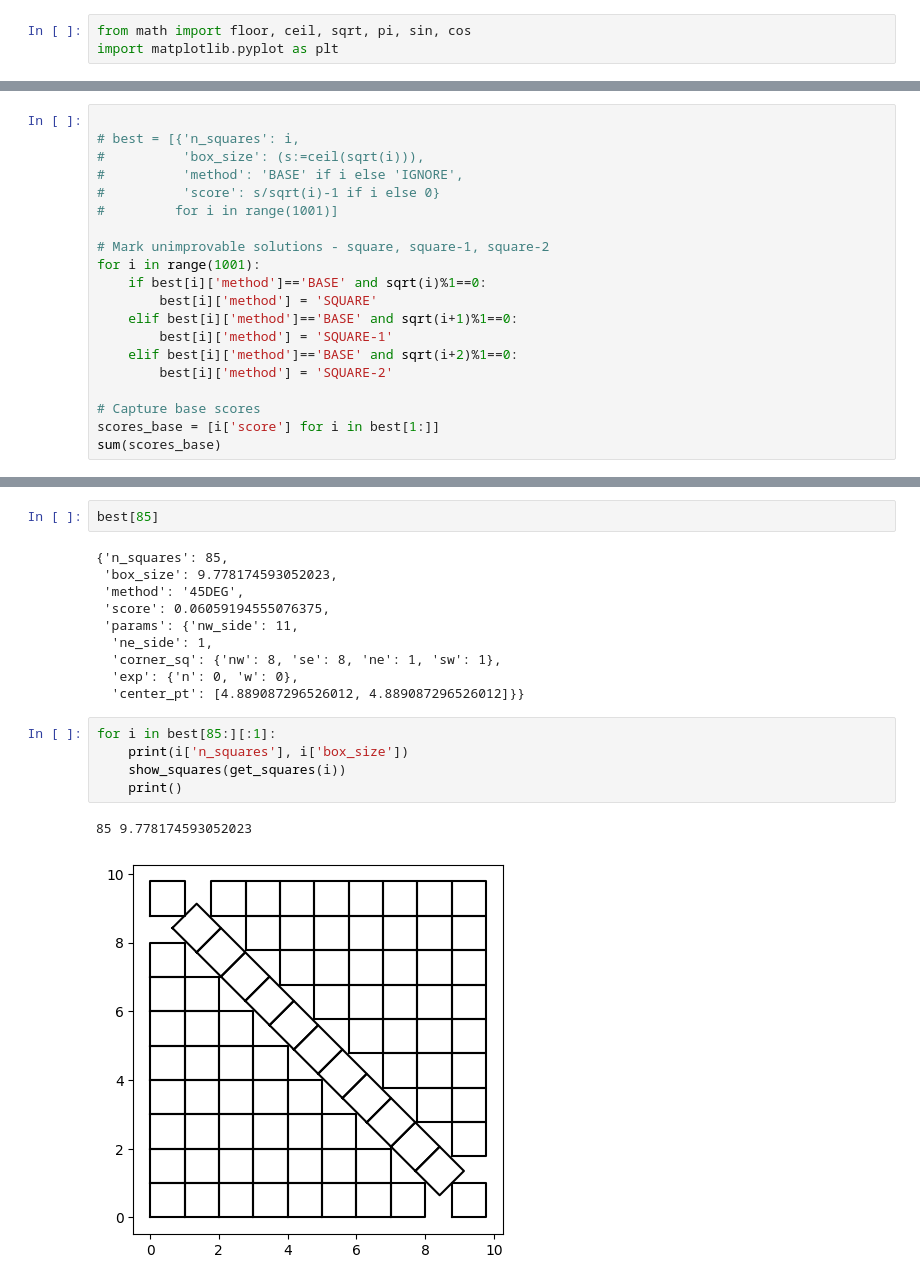
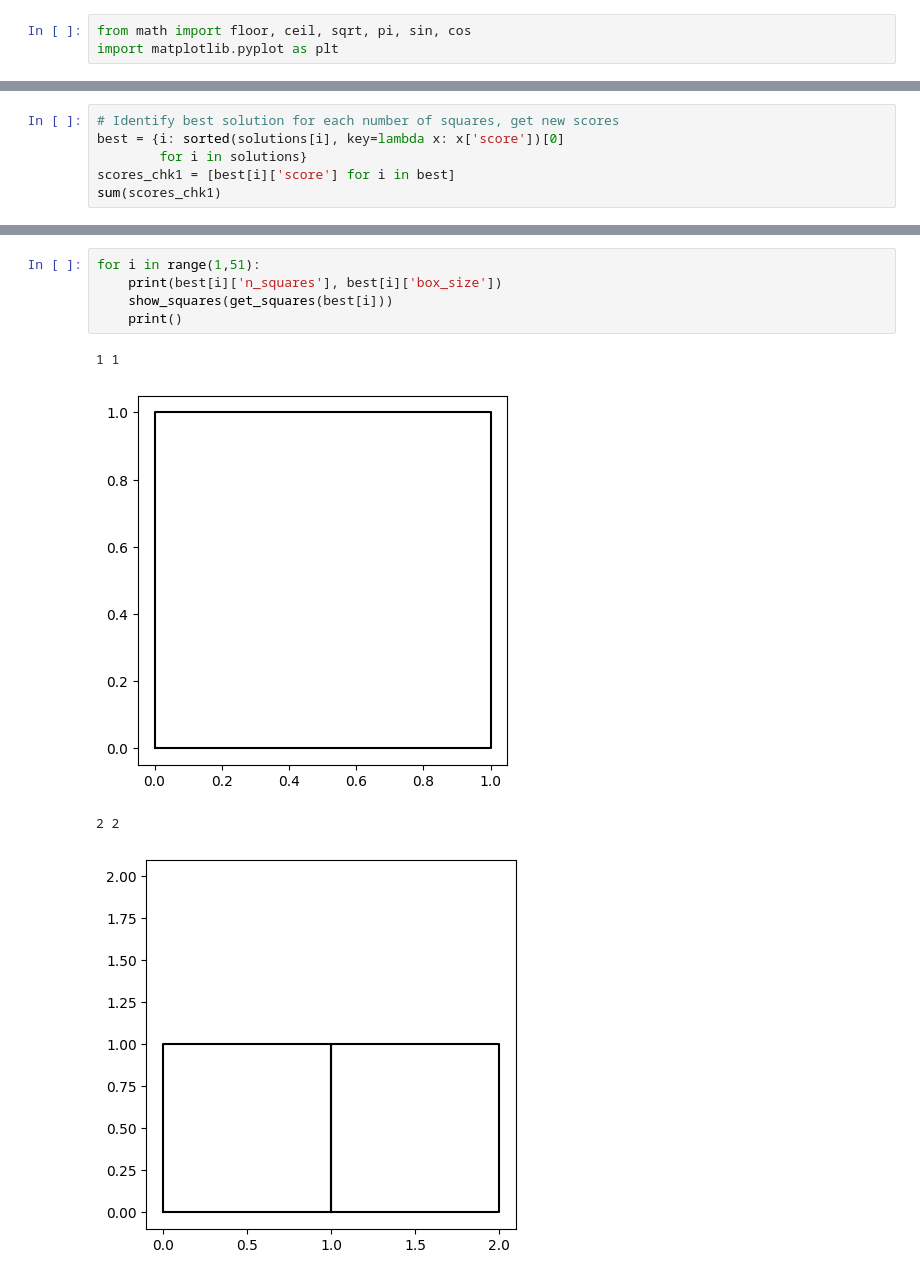
Before and after one commit to gavingilchrist/random-stuff, a Jupyter notebook: kaggle_square_packing/diamonds.ipynb, the cells around one changed output, grey strips where cells are left out. Drawn from its saved outputs; the diff is of its cells as text.

Commit message:
Square packing update

```diff
--- a/kaggle_square_packing/diamonds.ipynb
+++ b/kaggle_square_packing/diamonds.ipynb
@@ -12,21 +166 @@ solutions = {i: {'n_squares': i,
-# %%
-
-# best = [{'n_squares': i,
-#          'box_size': (s:=ceil(sqrt(i))),
-#          'method': 'BASE' if i else 'IGNORE',
-#          'score': s/sqrt(i)-1 if i else 0}
-#         for i in range(1001)]
-
-# Mark unimprovable solutions - square, square-1, square-2
-for i in range(1001):
-    if best[i]['method']=='BASE' and sqrt(i)%1==0:
-        best[i]['method'] = 'SQUARE'
-    elif best[i]['method']=='BASE' and sqrt(i+1)%1==0:
-        best[i]['method'] = 'SQUARE-1'
-    elif best[i]['method']=='BASE' and sqrt(i+2)%1==0:
-        best[i]['method'] = 'SQUARE-2'
-
-# Capture base scores
-scores_base = [i['score'] for i in best[1:]]
-sum(scores_base)
 # %%
@@ -100,0 +195,6 @@ sum(scores_after_m1)
+# %%
+# Identify best solution for each number of squares, get new scores
+best = {i: sorted(solutions[i], key=lambda x: x['score'])[0]
+        for i in solutions}
+scores_chk1 = [best[i]['score'] for i in best]
+sum(scores_chk1)
@@ -186,23 +217,13 @@ submission = (pd.DataFrame([[i['n_squares'], sqnum, sq[1], sq[0], sq[2]]
                            columns=['n', 'square_id', 'x', 'y', 'angle'])
               .reset_index(names='id'))
 submission.to_csv('../data/submission.csv', sep=',', index=False)
-# %%
-best[85]
-# %% [output]
-{'n_squares': 85,
- 'box_size': 9.778174593052023,
- 'method': '45DEG',
- 'score': 0.06059194555076375,
- 'params': {'nw_side': 11,
-  'ne_side': 1,
-  'corner_sq': {'nw': 8, 'se': 8, 'ne': 1, 'sw': 1},
-  'exp': {'n': 0, 'w': 0},
-  'center_pt': [4.889087296526012, 4.889087296526012]}}
 # %%
-for i in best[85:][:1]:
-    print(i['n_squares'], i['box_size'])
-    show_squares(get_squares(i))
+for i in range(1,51):
+    print(best[i]['n_squares'], best[i]['box_size'])
+    show_squares(get_squares(best[i]))
     print()
 # %% [output]
-85 9.778174593052023
+1 1
-[figure, old version]
+[figure, new version]
+2 2
+[figure, added]
```
Also changed, not shown: parts of 10 cells of this notebook, 4 other files.
